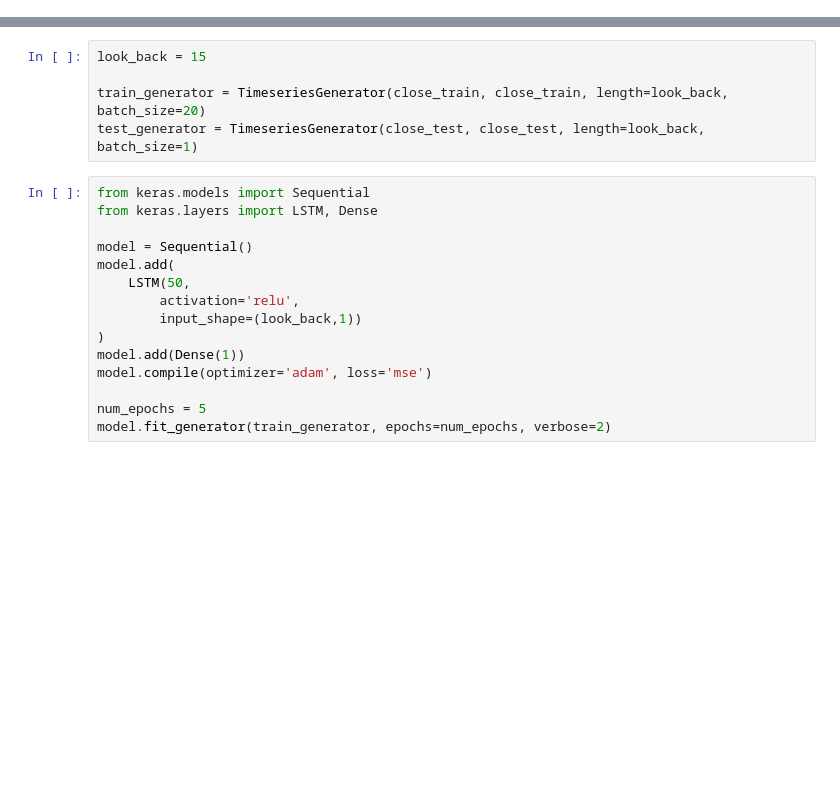
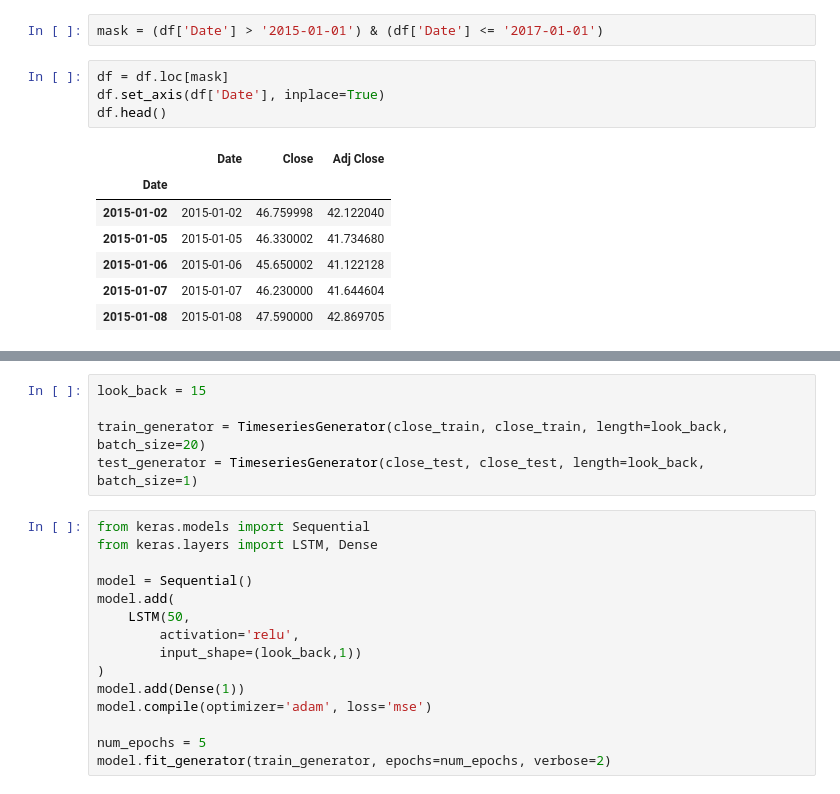
Before and after one commit to Jmaddalena42/Stock-Experiment, a Jupyter notebook: Stock Experiment v2 with Forecast.ipynb, the cells around one changed output, grey strips where cells are left out. Saved outputs shown, nothing was run; the diff lists cells and outputs as text; blank space fills up the shorter version.

```diff
--- a/Stock Experiment v2 with Forecast.ipynb
+++ b/Stock Experiment v2 with Forecast.ipynb
@@ -25,3 +39,17 @@ df.head()
+# %%
+mask = (df['Date'] > '2015-01-01') & (df['Date'] <= '2017-01-01')
+# %%
+df = df.loc[mask]
+df.set_axis(df['Date'], inplace=True)
+df.head()
+# %% [output]
+|  | Date | Close | Adj Close |
+| Date |  |  |  |
+| 2015-01-02 | 2015-01-02 | 46.759998 | 42.122040 |
+| 2015-01-05 | 2015-01-05 | 46.330002 | 41.734680 |
+| 2015-01-06 | 2015-01-06 | 45.650002 | 41.122128 |
+| 2015-01-07 | 2015-01-07 | 46.230000 | 41.644604 |
+| 2015-01-08 | 2015-01-08 | 47.590000 | 42.869705 |
 # %%
 close_data = df['Close'].values
 close_data = close_data.reshape((-1,1))
```
Also changed, not shown: parts of 7 cells of this notebook, 2 other files.
